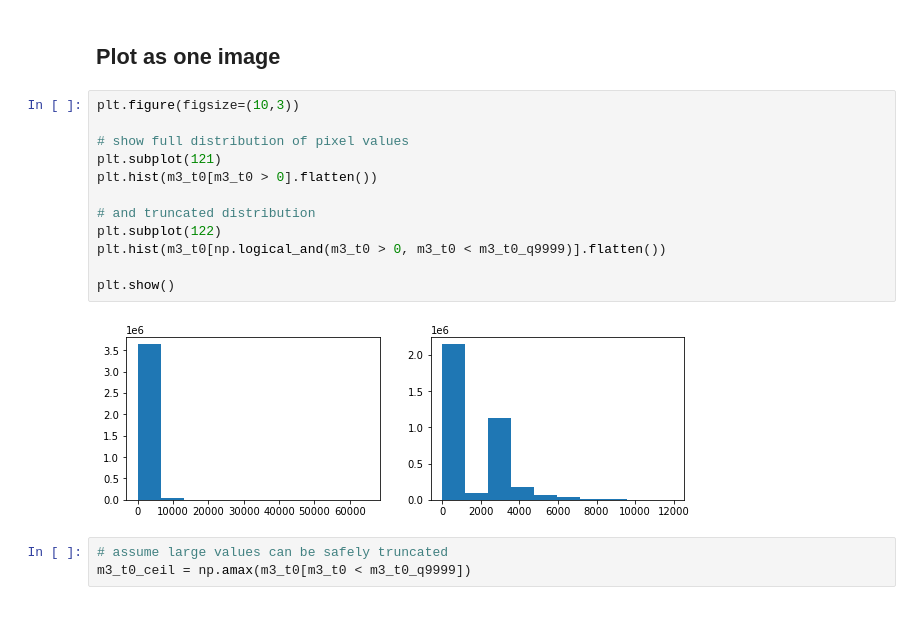
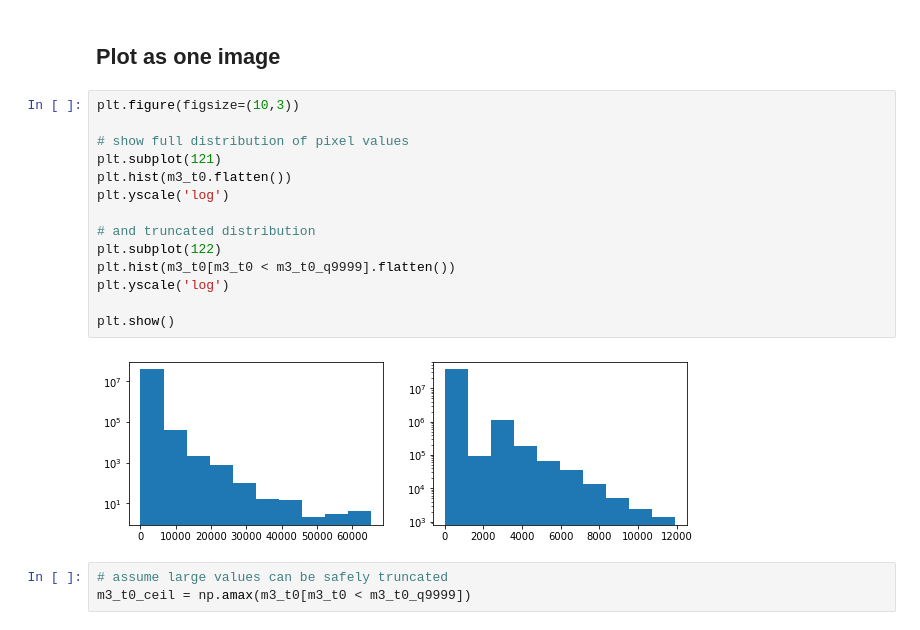
Before and after one commit to Yu-Group/neuroimaging-analysis, a Jupyter notebook: notebooks/protein_channels.ipynb, the cells around one changed output. Drawn from its saved outputs; the diff is of its cells as text.

```diff
--- a/notebooks/protein_channels.ipynb
+++ b/notebooks/protein_channels.ipynb
@@ -38,17 +38,19 @@ array([    0,     1,     2, ..., 61424, 62015, 65253], dtype=uint16)
 # %%
 plt.figure(figsize=(10,3))
 
 # show full distribution of pixel values
 plt.subplot(121)
-plt.hist(m3_t0[m3_t0 > 0].flatten())
+plt.hist(m3_t0.flatten())
+plt.yscale('log')
 
 # and truncated distribution
 plt.subplot(122)
-plt.hist(m3_t0[np.logical_and(m3_t0 > 0, m3_t0 < m3_t0_q9999)].flatten())
+plt.hist(m3_t0[m3_t0 < m3_t0_q9999].flatten())
+plt.yscale('log')
 
 plt.show()
 # %% [output]
-[figure, old version]
+[figure, new version]
 # %%
 # assume large values can be safely truncated
 m3_t0_ceil = np.amax(m3_t0[m3_t0 < m3_t0_q9999])
```
Also changed, not shown: parts of 3 cells of this notebook.
